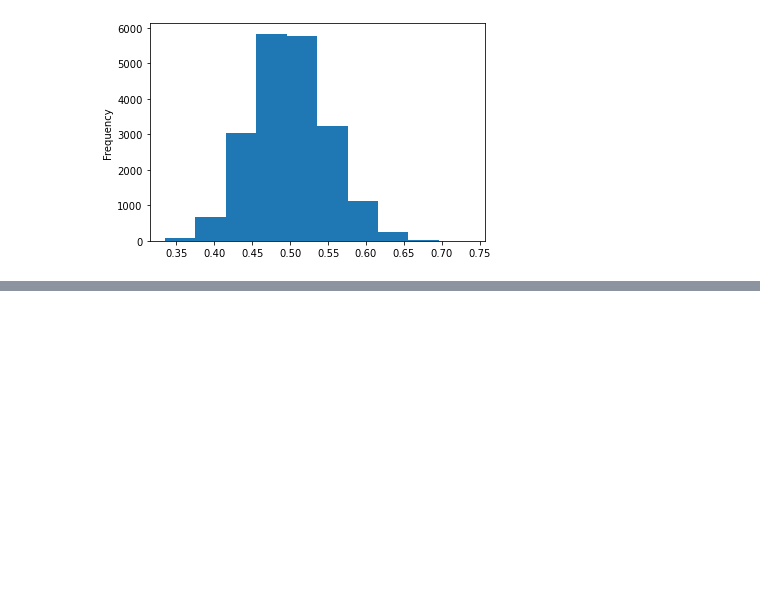
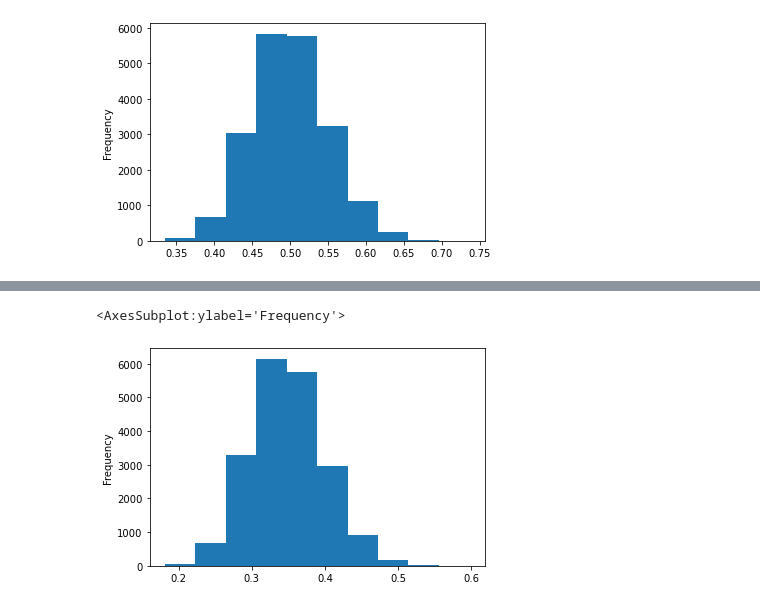
Before and after one commit to dwjuston/FactorAnalysis, a Jupyter notebook: LLN, CLT.ipynb, the cells around one changed output, grey strips where cells are left out. Cells and saved outputs as stored; diff of their text form; code cells hidden in the pictures; blank space fills up the shorter version.

```diff
--- a/LLN, CLT.ipynb
+++ b/LLN, CLT.ipynb
@@ -126,0 +135,8 @@ pd.DataFrame(trials).mean(axis=1).plot.hist()
+# %%
+trials=[]
+for i in range(20000):
+    trials.append(np.random.exponential(scale=0.5, size=100))
+pd.DataFrame(trials).median(axis=1).plot.hist()
+# %% [output]
+<AxesSubplot:ylabel='Frequency'>
+[figure, added]
```
Also changed, not shown: parts of 1 cell of this notebook, 1 other file.
